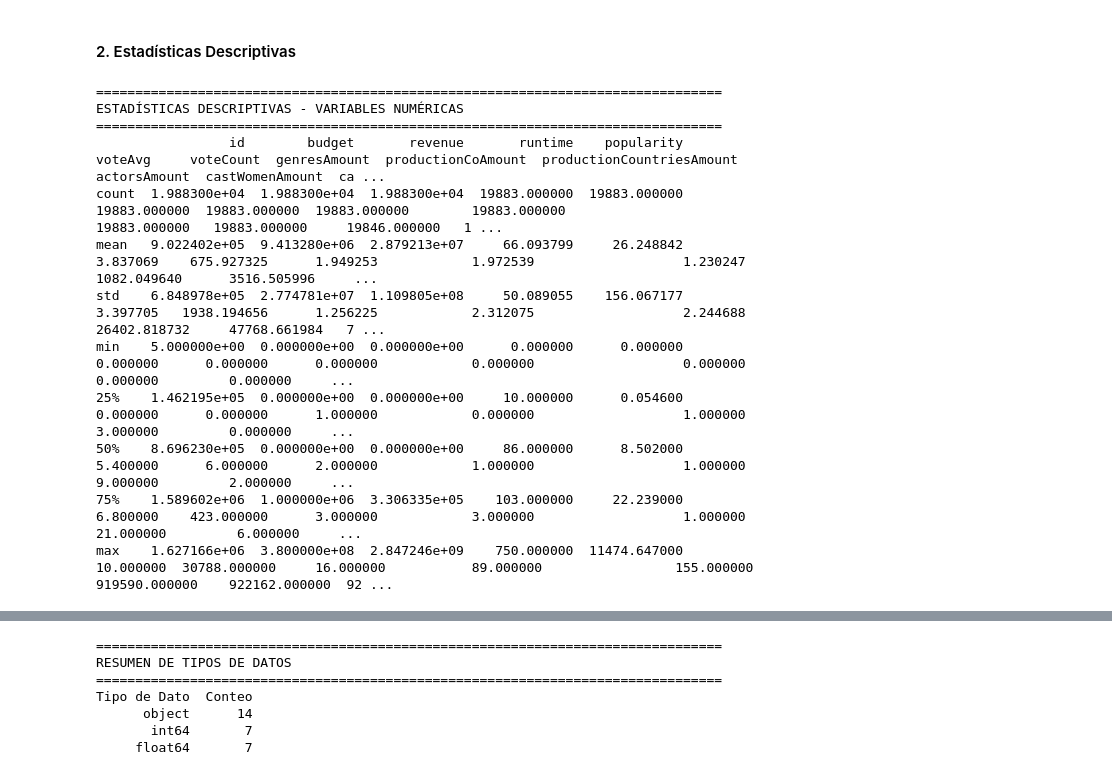
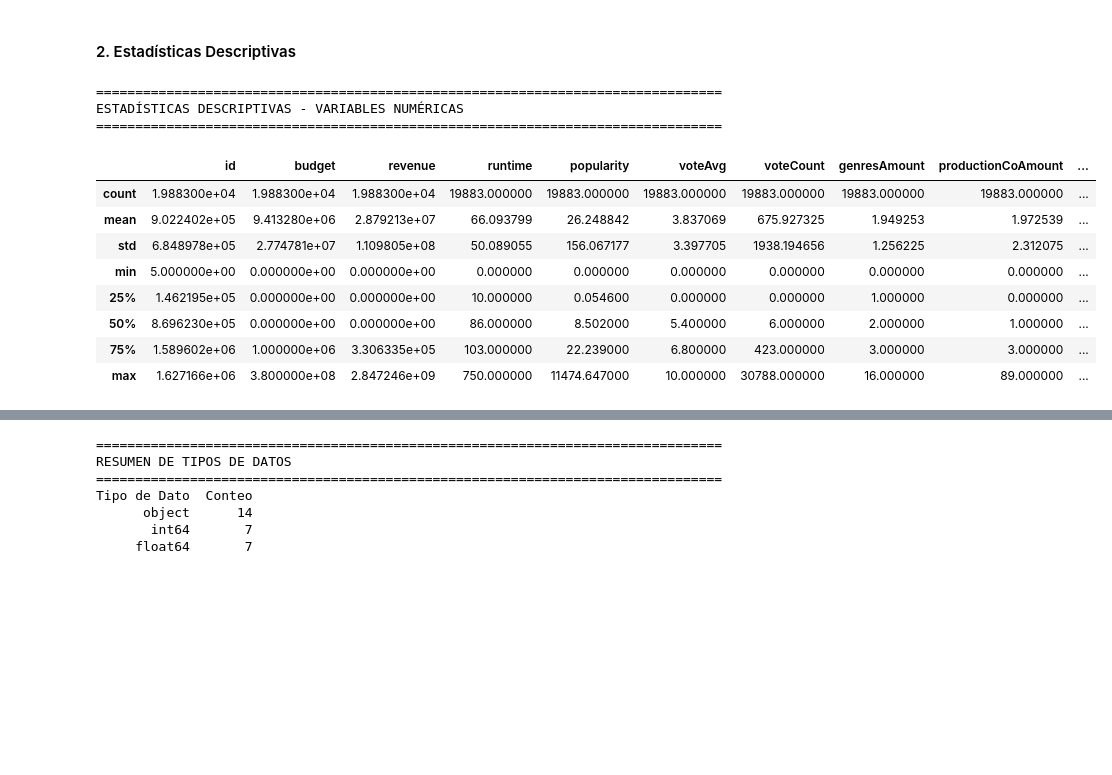
Before and after one commit to jcdiegolopez/MD-LAB01, a Jupyter notebook: main.ipynb, the cells around one changed output, grey strips where cells are left out. Drawn from its saved outputs; the diff is of its cells as text; code cells hidden in the pictures; blank space fills up the shorter version.

Commit message:
fix: print table

```diff
--- a/main.ipynb
+++ b/main.ipynb
@@ -119,22 +119,22 @@ datos.tail()
 # %%
 # Estadísticas descriptivas para variables numéricas
 print("=" * 80)
 print("ESTADÍSTICAS DESCRIPTIVAS - VARIABLES NUMÉRICAS")
 print("=" * 80)
-print(datos.describe().to_string())
+datos.describe()
 # %% [output]
 ================================================================================
 ESTADÍSTICAS DESCRIPTIVAS - VARIABLES NUMÉRICAS
 ================================================================================
-                 id        budget       revenue       runtime    popularity       voteAvg     voteCount  genresAmount  productionCoAmount  productionCountriesAmount   actorsAmount  castWomenAmount  ca ...
-count  1.988300e+04  1.988300e+04  1.988300e+04  19883.000000  19883.000000  19883.000000  19883.000000  19883.000000        19883.000000               19883.000000   19883.000000     19846.000000   1 ...
-mean   9.022402e+05  9.413280e+06  2.879213e+07     66.093799     26.248842      3.837069    675.927325      1.949253            1.972539                   1.230247    1082.049640      3516.505996     ...
-std    6.848978e+05  2.774781e+07  1.109805e+08     50.089055    156.067177      3.397705   1938.194656      1.256225            2.312075                   2.244688   26402.818732     47768.661984   7 ...
-min    5.000000e+00  0.000000e+00  0.000000e+00      0.000000      0.000000      0.000000      0.000000      0.000000            0.000000                   0.000000       0.000000         0.000000     ...
-25%    1.462195e+05  0.000000e+00  0.000000e+00     10.000000      0.054600      0.000000      0.000000      1.000000            0.000000                   1.000000       3.000000         0.000000     ...
-50%    8.696230e+05  0.000000e+00  0.000000e+00     86.000000      8.502000      5.400000      6.000000      2.000000            1.000000                   1.000000       9.000000         2.000000     ...
-75%    1.589602e+06  1.000000e+06  3.306335e+05    103.000000     22.239000      6.800000    423.000000      3.000000            3.000000                   1.000000      21.000000         6.000000     ...
-max    1.627166e+06  3.800000e+08  2.847246e+09    750.000000  11474.647000     10.000000  30788.000000     16.000000           89.000000                 155.000000  919590.000000    922162.000000  92 ...
+|  | id | budget | revenue | runtime | popularity | voteAvg | voteCount | genresAmount | productionCoAmount | ... |
+| count | 1.988300e+04 | 1.988300e+04 | 1.988300e+04 | 19883.000000 | 19883.000000 | 19883.000000 | 19883.000000 | 19883.000000 | 19883.000000 | ... |
+| mean | 9.022402e+05 | 9.413280e+06 | 2.879213e+07 | 66.093799 | 26.248842 | 3.837069 | 675.927325 | 1.949253 | 1.972539 | ... |
+| std | 6.848978e+05 | 2.774781e+07 | 1.109805e+08 | 50.089055 | 156.067177 | 3.397705 | 1938.194656 | 1.256225 | 2.312075 | ... |
+| min | 5.000000e+00 | 0.000000e+00 | 0.000000e+00 | 0.000000 | 0.000000 | 0.000000 | 0.000000 | 0.000000 | 0.000000 | ... |
+| 25% | 1.462195e+05 | 0.000000e+00 | 0.000000e+00 | 10.000000 | 0.054600 | 0.000000 | 0.000000 | 1.000000 | 0.000000 | ... |
+| 50% | 8.696230e+05 | 0.000000e+00 | 0.000000e+00 | 86.000000 | 8.502000 | 5.400000 | 6.000000 | 2.000000 | 1.000000 | ... |
+| 75% | 1.589602e+06 | 1.000000e+06 | 3.306335e+05 | 103.000000 | 22.239000 | 6.800000 | 423.000000 | 3.000000 | 3.000000 | ... |
+| max | 1.627166e+06 | 3.800000e+08 | 2.847246e+09 | 750.000000 | 11474.647000 | 10.000000 | 30788.000000 | 16.000000 | 89.000000 | ... |
 # %%
 # Estadísticas descriptivas para variables categóricas
 print("\n" + "=" * 80)
```
Also changed, not shown: parts of 2 cells of this notebook.
